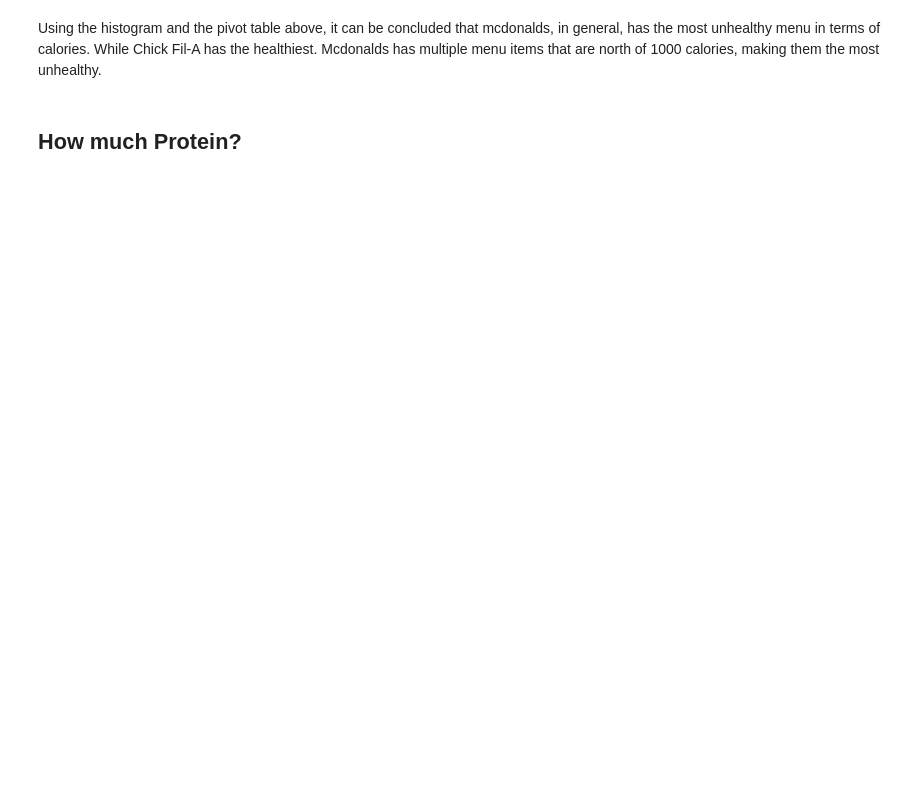
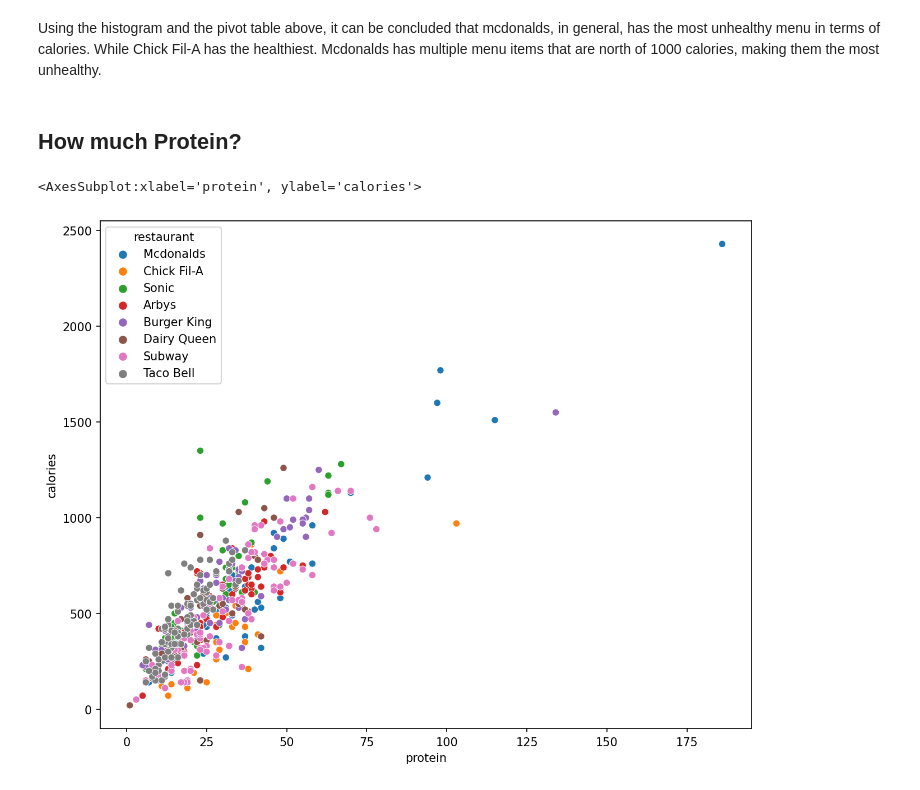
Before and after one commit to jsedlock/Fast-Food-Items, a Jupyter notebook: Analysis.ipynb, the cells around one changed output. Drawn from its saved outputs; the diff is of its cells as text; code cells hidden in the pictures; blank space fills up the shorter version.

```diff
--- a/Analysis.ipynb
+++ b/Analysis.ipynb
@@ -93,5 +109,11 @@ data_import.groupby(['restaurant'])['calories'].mean().reset_index().sort_values
 Using the histogram and the pivot table above, it can be concluded that mcdonalds, in general, has the most unhealthy menu in terms of calories. While Chick Fil-A has the healthiest. Mcdonalds has multiple menu items that are north of 1000 calories, making them the most unhealthy.
 # %% [markdown]
 ## How much Protein?
+# %%
+plt.figure(figsize=(10,8), dpi = 150)
+sns.scatterplot(data=data_import, x = 'protein', y = 'calories', hue = 'restaurant')
+# %% [output]
+<AxesSubplot:xlabel='protein', ylabel='calories'>
+[figure, added]
 # %%
 # Lets create a new metric to measure the amount of protein in a menu item
```
Also changed, not shown: parts of 14 cells of this notebook.
